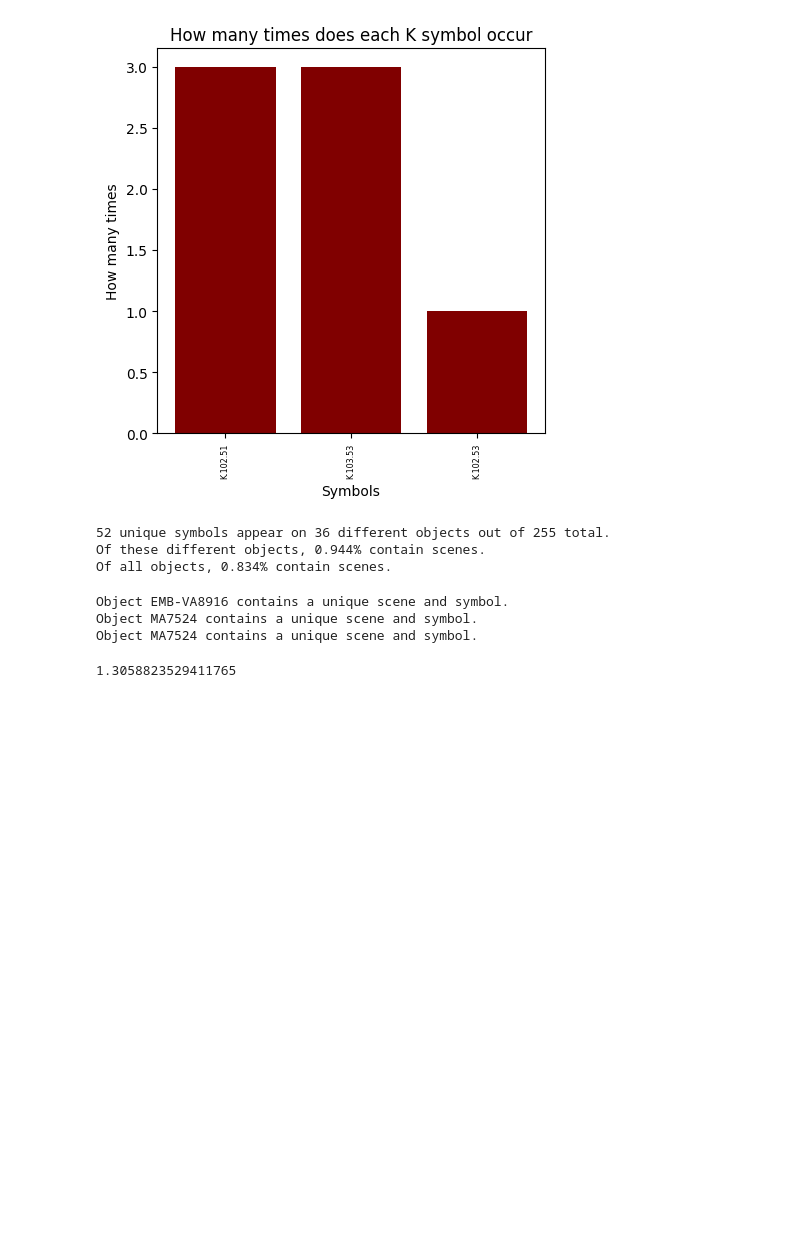
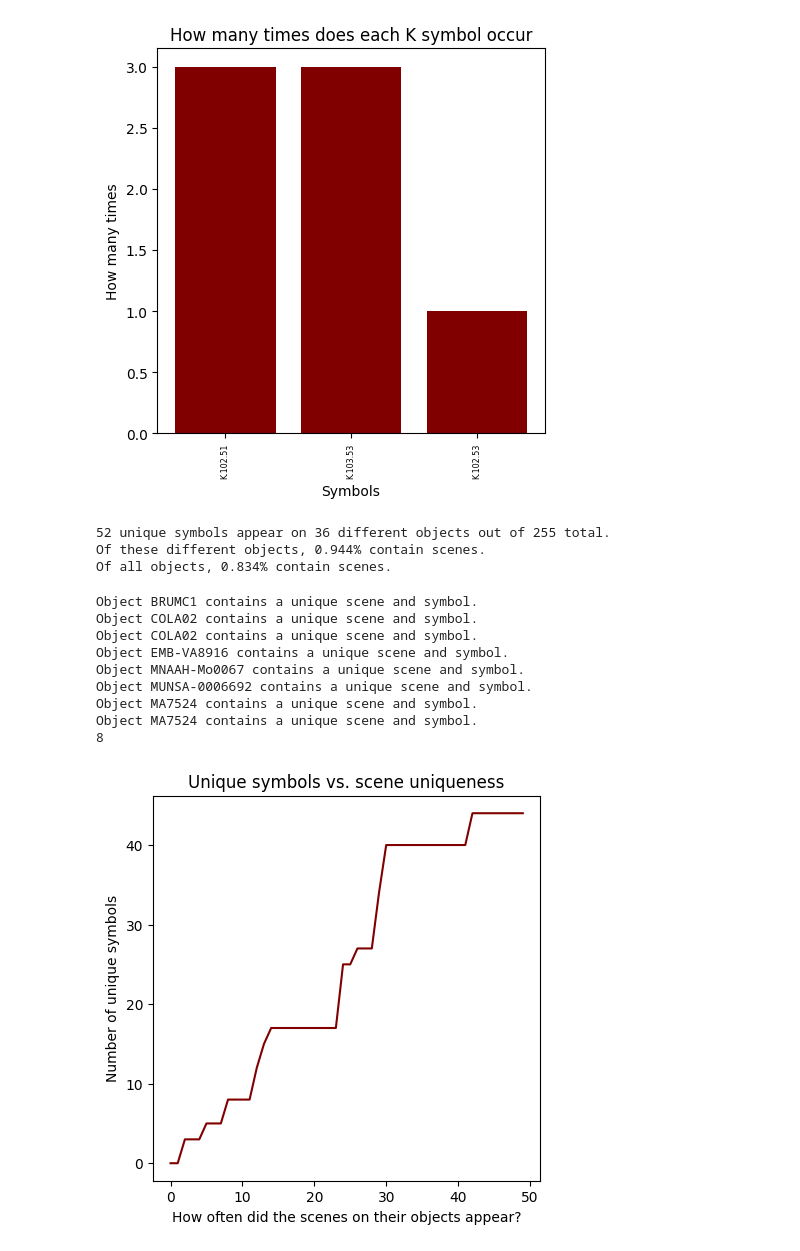
Before and after one commit to agentolek/Bootcamp-mini-hackathon-2024, a Jupyter notebook: Slodziaki/code/unique_symbol_and_scene.ipynb, the cells around one changed output. Drawn from its saved outputs; the diff is of its cells as text; code cells hidden in the pictures; blank space fills up the shorter version.

```diff
--- a/Slodziaki/code/unique_symbol_and_scene.ipynb
+++ b/Slodziaki/code/unique_symbol_and_scene.ipynb
@@ -383,7 +382,7 @@ for elem in scenes:
         scene_individual += elem
 
 count = Counter(scene_individual)
-single_count = [elem for elem in count.keys() if count[elem] <= 2]
+single_count = [elem for elem in count.keys() if count[elem] <= 9]
 # scenes 2, 19, 20 only appear on one scene each
 # 20 - EMB-VA28404
 # 19 - MUNSA-0006691
@@ -397,10 +396,14 @@ for i in range(len(dataframe)):
              if elem in single_count:
                 temp_names.append(entry["object_name"])
 
+counter = 0
 for name in temp_names:
      if name in list(unique_df['object_name']):
+          counter += 1
           print(f"Object {name} contains a unique scene and symbol.")
 
+
+print(counter)
 # no unique symbols appear on objects with unique scenes - in each case, the scenes appear on one other object
 
 '''
@@ -410,11 +413,48 @@ najczęściej gdy był on częścią szczególnej sekwencji.
 '''
 pass
 # %% [output]
+Object BRUMC1 contains a unique scene and symbol.
+Object COLA02 contains a unique scene and symbol.
+Object COLA02 contains a unique scene and symbol.
 Object EMB-VA8916 contains a unique scene and symbol.
+Object MNAAH-Mo0067 contains a unique scene and symbol.
+Object MUNSA-0006692 contains a unique scene and symbol.
 Object MA7524 contains a unique scene and symbol.
 Object MA7524 contains a unique scene and symbol.
+8
-# %%
-avg_sequences_per_cup = sum(list(map(int, dataframe["num_of_sequences"])))/len(dataframe)
-avg_sequences_per_cup
-# %% [output]
-1.3058823529411765
+# %%
+count = Counter(scene_individual)
+
+def count_per_scene(threshhold):
+    single_count = [elem for elem in count.keys() if count[elem] <= threshhold]
+    # scenes 2, 19, 20 only appear on one scene each
+    # 20 - EMB-VA28404
+    # 19 - MUNSA-0006691
+    # 2 - MKSL400
+    temp_names = []
+
+    for i in range(len(dataframe)):
+        entry = dataframe.iloc[i]
+        if entry["scenes"] is not None:
+            for elem in entry["scenes"]:
+                if elem in single_count:
+                    temp_names.append(entry["object_name"])
+
+    counter = 0
+    for name in temp_names:
+        if name in list(unique_df['object_name']):
+            counter += 1
+
+    return counter
+
+x = list(range(50))
+y = [count_per_scene(i) for i in x]
+
+plt.figure(figsize=(5, 5))
+plt.plot(x, y, color ='maroon')
+plt.title("Unique symbols vs. scene uniqueness")
+plt.xlabel("How often did the scenes on their objects appear?")
+plt.ylabel("Number of unique symbols")
+plt.savefig("plots/scene_symbol_count.png")
+# %% [output]
+[figure, added]
```
Also changed, not shown: parts of 1 cell of this notebook, 7 other files.
